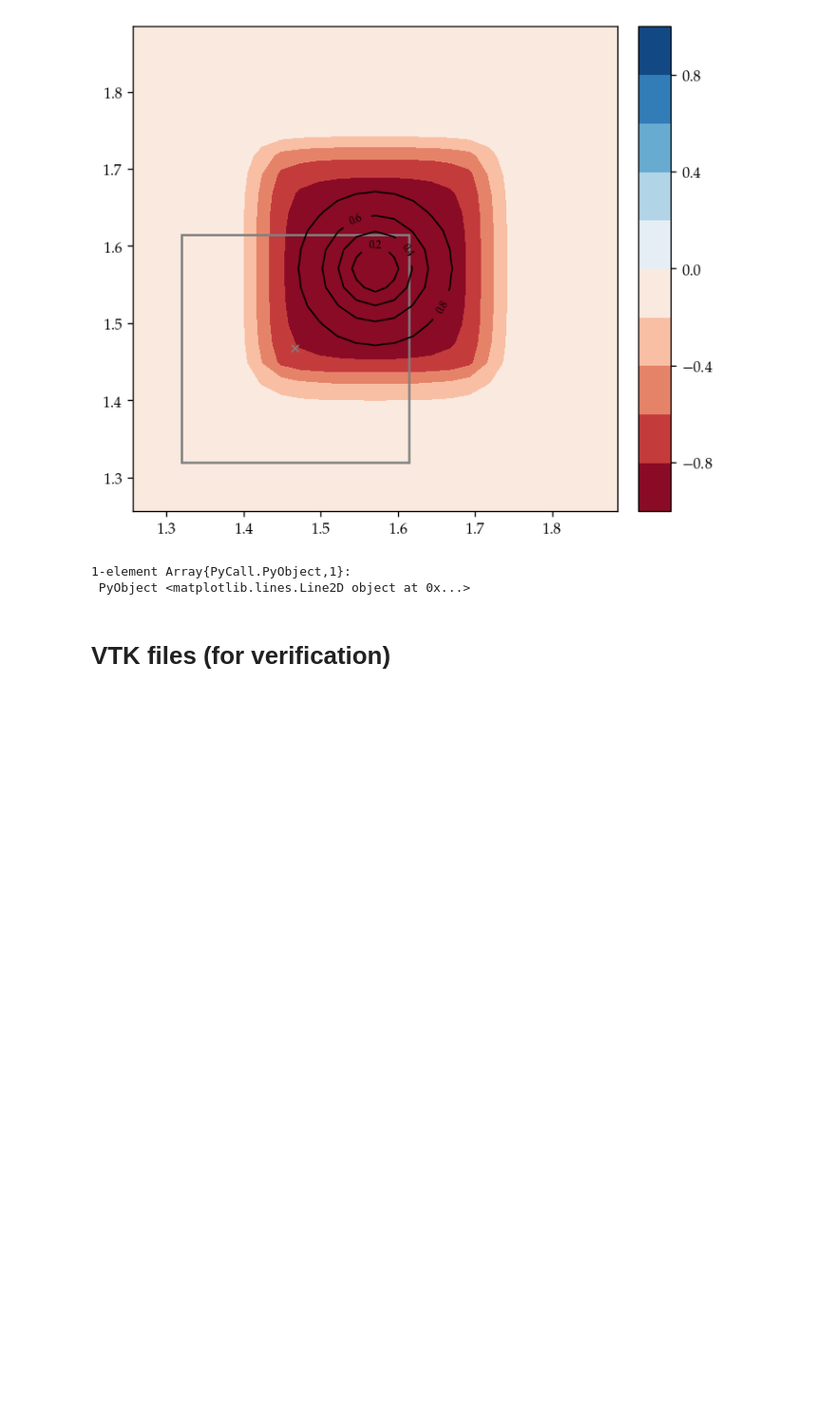
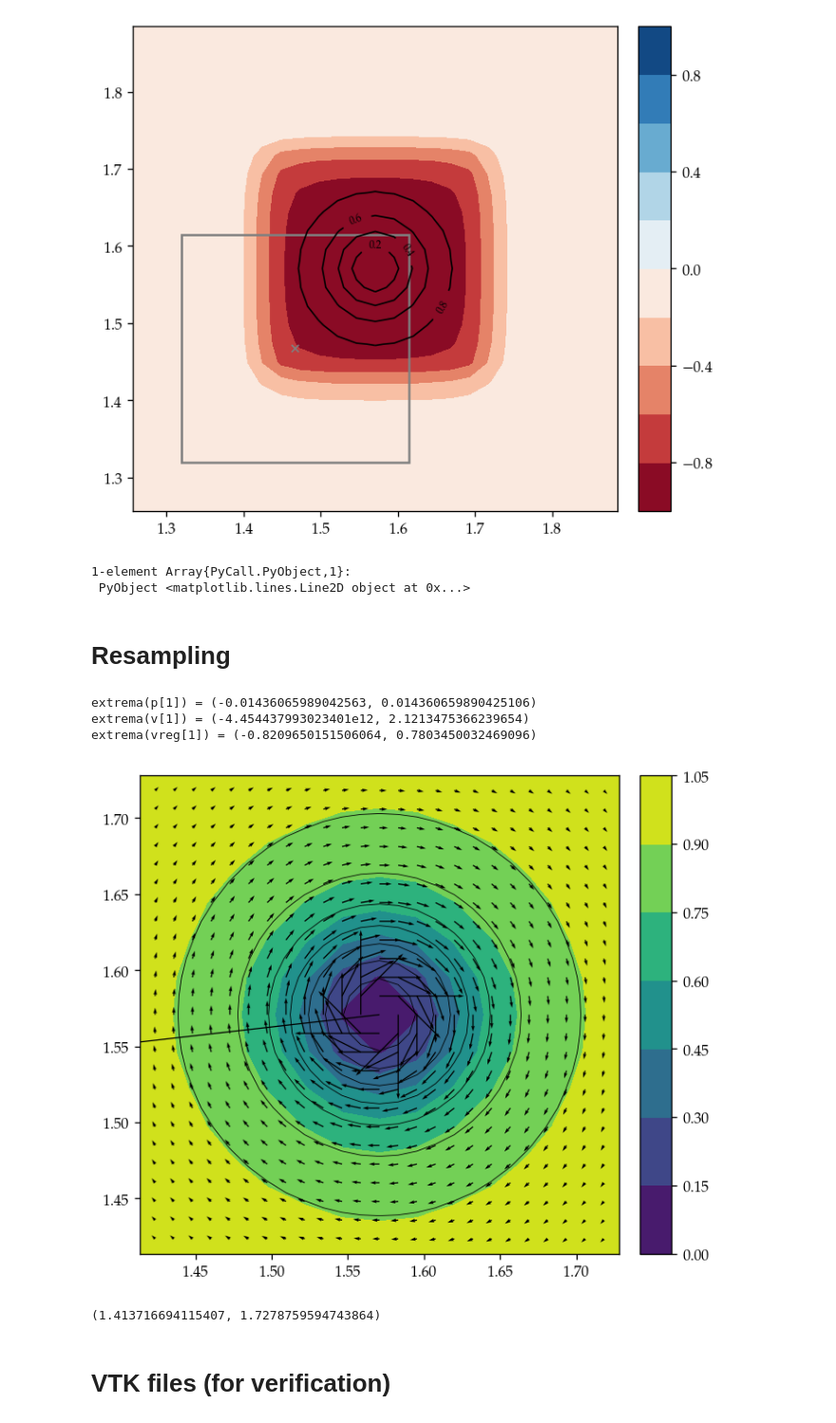
Before and after one commit to jipolanco/Circulation.jl, a Jupyter notebook: notebooks/tests.ipynb, the cells around one changed output. Shown at 95% size. Saved outputs shown, nothing was run; the diff lists cells and outputs as text; code cells hidden in the pictures; blank space fills up the shorter version.

```diff
--- a/notebooks/tests.ipynb
+++ b/notebooks/tests.ipynb
@@ -155,6 +172,55 @@ ax.plot(xc...; marker=:x, markersize=5, kwargs...)  # rectangle centre
 [figure]
 1-element Array{PyCall.PyObject,1}:
  PyObject <matplotlib.lines.Line2D object at 0x...>
+# %% [markdown]
+# Resampling
+# %%
+using FFTW
+
+psi_f = fft(psi)
+psi_fine = similar(psi_f, 2 .* size(psi_f));
+GPFields.resample_field_fourier!(psi_fine, psi_f, GP_PARAMS)
+ifft!(psi_fine)
+# %%
+rho_fine = GPFields.compute_density(psi_fine)
+
+v_fine = let rho = rho_fine
+    p = GPFields.compute_momentum(psi_fine, gp_params_fine);
+    v = map(pj -> pj ./ rho, p);
+    # vreg = map(pj -> pj ./ sqrt.(rho), p);
+    @show extrema(p[1]);
+    @show extrema(v[1]);
+    @show extrema(vreg[1]);
+    v
+end;
+# %% [output]
+extrema(p[1]) = (-0.01436065989042563, 0.014360659890425106)
+extrema(v[1]) = (-4.454437993023401e12, 2.1213475366239654)
+extrema(vreg[1]) = (-0.8209650151506064, 0.7803450032469096)
+# %%
+gp_params_fine = ParamsGP(GP_PARAMS, dims=size(psi_fine))
+xy = get_coordinates(GP_PARAMS)
+xy_fine = get_coordinates(gp_params_fine)
+
+fig, ax = plt.subplots(dpi=120)
+ax.set_aspect(:equal)
+cf = ax.contourf(xy..., rho')
+ax.contour(xy_fine..., rho_fine', colors="black", linewidths=0.5)
+fig.colorbar(cf, ax=ax)
+
+# ax.quiver(xy..., v[1]', v[2]', scale=12)
+ax.quiver(xy_fine..., v_fine[1]', v_fine[2]', scale=12)
+
+figlims = (0.45pi, 0.55pi)
+ax.set_xlim(figlims...)
+ax.set_ylim(figlims...)
+
+# plt.imshow(abs2.(psi_fine))
+# plt.imshow(abs2.(psi))
+# plt.colorbar()
+# %% [output]
+[figure, added]
+(1.413716694115407, 1.7278759594743864)
 # %% [markdown]
 # VTK files (for verification)
 # %%
```
Also changed, not shown: parts of 10 cells of this notebook, 1 other file.
